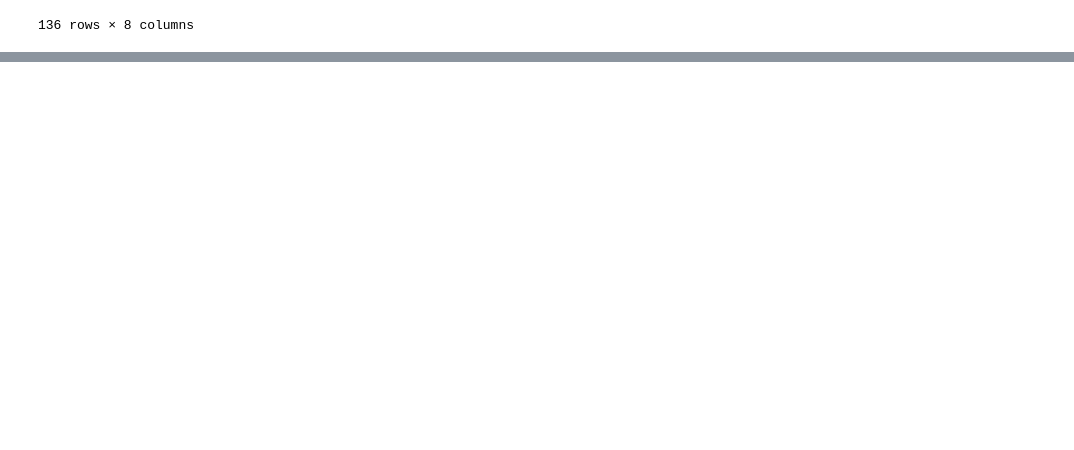
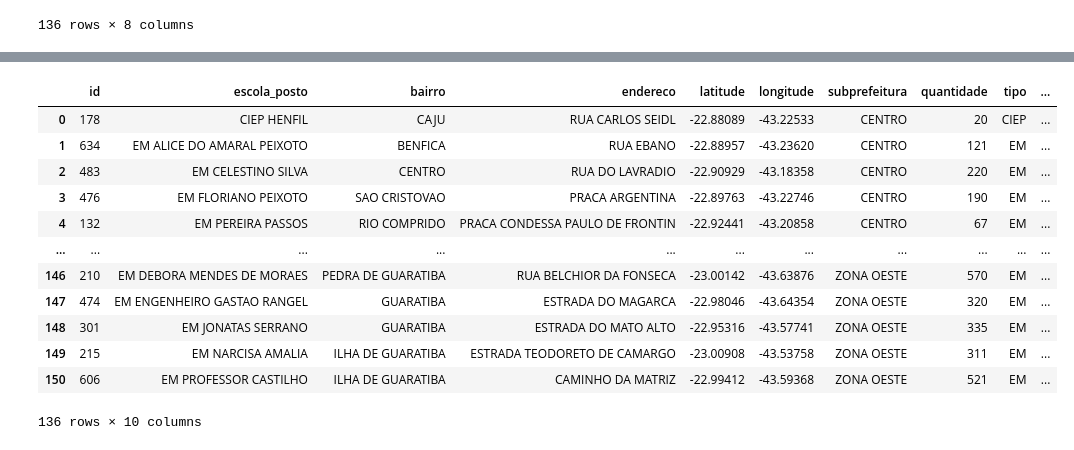
Before and after one commit to mainanina/projeto_final_tecnicas_programacao, a Jupyter notebook: projeto_final_3.ipynb, the cells around one changed output, grey strips where cells are left out. Saved outputs shown, nothing was run; the diff lists cells and outputs as text; code cells hidden in the pictures; blank space fills up the shorter version.

```diff
--- a/projeto_final_3.ipynb
+++ b/projeto_final_3.ipynb
@@ -409,0 +463,6 @@ df_entregas[df_entregas['endereco'].str.contains(r'\.')]
+# %%
+df_entregas['escola_posto'] = df_entregas['escola_posto'].apply(lambda x: unidecode(x).replace('CENTRO INTEGRADO DE EDUCACAO PUBLICA', 'CIEP'))
+df_entregas['escola_posto'] = df_entregas['escola_posto'].apply(lambda x: unidecode(x).replace('E.M.', 'EM'))
+df_entregas['escola_posto'] = df_entregas['escola_posto'].apply(lambda x: unidecode(x).replace('ESCOLA MUNICIPAL', 'EM'))
+df_entregas['escola_posto'] = df_entregas['escola_posto'].apply(lambda x: unidecode(x).replace('E.M', 'EM'))
+df_entregas['escola_posto'] = df_entregas['escola_posto'].apply(lambda x: unidecode(x).replace('EM.', 'EM'))
@@ -409,0 +473,2 @@ df_entregas[df_entregas['endereco'].str.contains(r'\.')]
+# %%
+df_entregas['tipo'] = df_entregas['escola_posto'].str.split().str.get(0)
@@ -409,0 +495,39 @@ df_entregas[df_entregas['endereco'].str.contains(r'\.')]
+# %%
+def extrair_ultima_palavra(endereco):
+    palavras = endereco.split()
+    ultima_palavras = palavras[-1]
+
+    if re.match(r'^\d+$', ultima_palavra) or ultima_palavra == 'S/N':
+        return ultima_palavra
+    else:
+        return None
+
+def atualizar_endereco(endereco):
+    palavras = endereco.split()
+    ultima_palavra = palavras[-1]
+    novo_endereco = ' '.join(palavras[:-1])
+
+    if re.match(r'^\d+$', ultima_palavra) or ultima_palavra == 'S/N':
+        return str(novo_endereco)
+    else:
+        return endereco
+
+df_entregas['endereco'] = df_entregas['endereco'].str.replace('[.,;]', '', regex=True)
+df_entregas['numero'] = df_entregas['endereco'].apply(extrair_ultimo_palavra)
+df_entregas['endereco'] = df_entregas['endereco'].apply(atualizar_endereco)
+# %%
+df_entregas
+# %% [output]
+|  | id | escola_posto | bairro | endereco | latitude | longitude | subprefeitura | quantidade | tipo | ... |
+| 0 | 178 | CIEP HENFIL | CAJU | RUA CARLOS SEIDL | -22.88089 | -43.22533 | CENTRO | 20 | CIEP | ... |
+| 1 | 634 | EM ALICE DO AMARAL PEIXOTO | BENFICA | RUA EBANO | -22.88957 | -43.23620 | CENTRO | 121 | EM | ... |
+| 2 | 483 | EM CELESTINO SILVA | CENTRO | RUA DO LAVRADIO | -22.90929 | -43.18358 | CENTRO | 220 | EM | ... |
+| 3 | 476 | EM FLORIANO PEIXOTO | SAO CRISTOVAO | PRACA ARGENTINA | -22.89763 | -43.22746 | CENTRO | 190 | EM | ... |
+| 4 | 132 | EM PEREIRA PASSOS | RIO COMPRIDO | PRACA CONDESSA PAULO DE FRONTIN | -22.92441 | -43.20858 | CENTRO | 67 | EM | ... |
+| ... | ... | ... | ... | ... | ... | ... | ... | ... | ... | ... |
+| 146 | 210 | EM DEBORA MENDES DE MORAES | PEDRA DE GUARATIBA | RUA BELCHIOR DA FONSECA | -23.00142 | -43.63876 | ZONA OESTE | 570 | EM | ... |
+| 147 | 474 | EM ENGENHEIRO GASTAO RANGEL | GUARATIBA | ESTRADA DO MAGARCA | -22.98046 | -43.64354 | ZONA OESTE | 320 | EM | ... |
+| 148 | 301 | EM JONATAS SERRANO | GUARATIBA | ESTRADA DO MATO ALTO | -22.95316 | -43.57741 | ZONA OESTE | 335 | EM | ... |
+| 149 | 215 | EM NARCISA AMALIA | ILHA DE GUARATIBA | ESTRADA TEODORETO DE CAMARGO | -23.00908 | -43.53758 | ZONA OESTE | 311 | EM | ... |
+| 150 | 606 | EM PROFESSOR CASTILHO | ILHA DE GUARATIBA | CAMINHO DA MATRIZ | -22.99412 | -43.59368 | ZONA OESTE | 521 | EM | ... |
+136 rows × 10 columns
```
Also changed, not shown: parts of 18 cells of this notebook.
